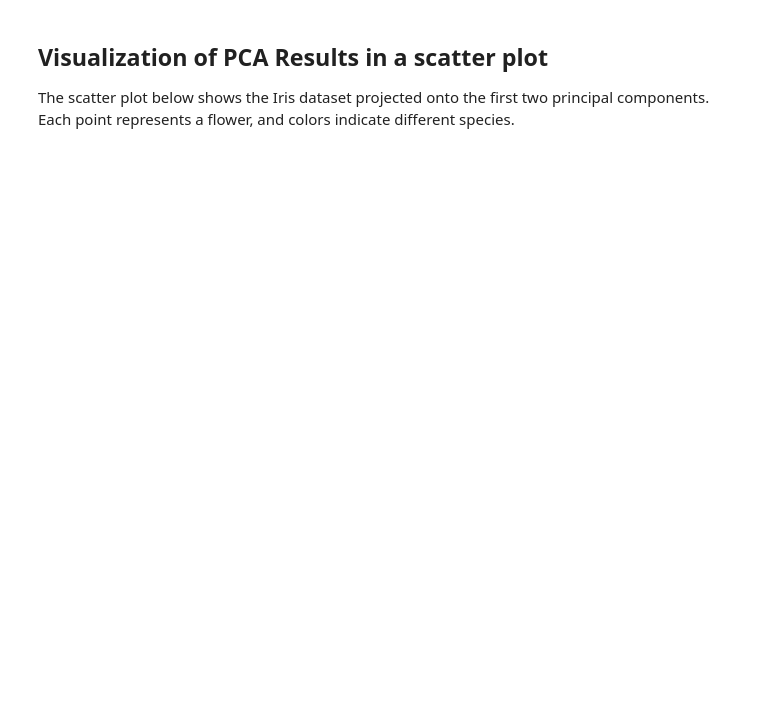
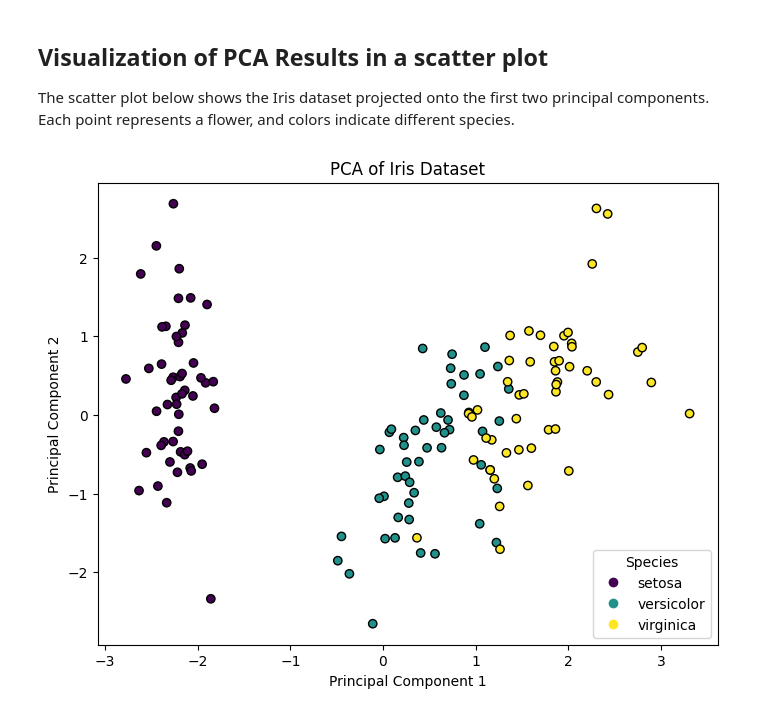
Before and after one commit to hgottschalk24/CS-4630-Learning-Activity, a Jupyter notebook: src/main.ipynb, the cells around one changed output. Drawn from its saved outputs; the diff is of its cells as text; code cells hidden in the pictures; blank space fills up the shorter version.

Commit message:
Graph Fix

```diff
--- a/src/main.ipynb
+++ b/src/main.ipynb
@@ -77,26 +101,29 @@ Each point represents a flower, and colors indicate different species.
 # %%
 #e.
 import matplotlib.pyplot as plt
 
 plt.figure(figsize = (8,6))
 scatter = plt.scatter(
     X_pca[:, 0], #PC1 value
     X_pca[:,1], #PC2 value
     c=y,
     cmap = "viridis",
     edgecolor = "k"
 )
 
 plt.xlabel("Principal Component 1")
 plt.ylabel("Principal Component 2")
 plt.title("PCA of Iris Dataset")
 
+handles, labels = scatter.legend_elements()
 plt.legend(
-    handles=scatter.legend_elements()[0],
-    labels=iris.target_names,
+    handles,
+    iris.target_names,
     title="Species"
 )
 
 plt.show()
+# %% [output]
+[figure, added]
 # %% [markdown]
 ## Interpretation of Results
```
Also changed, not shown: parts of 4 cells of this notebook.
